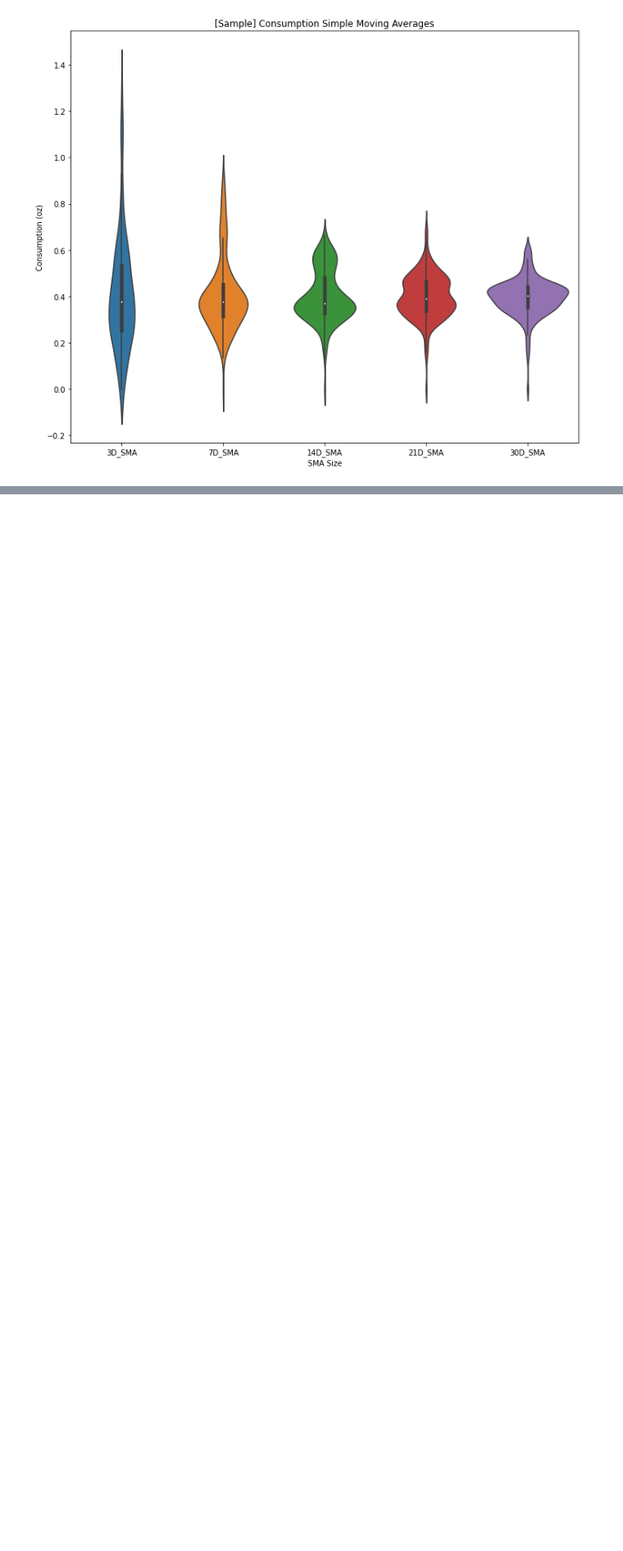
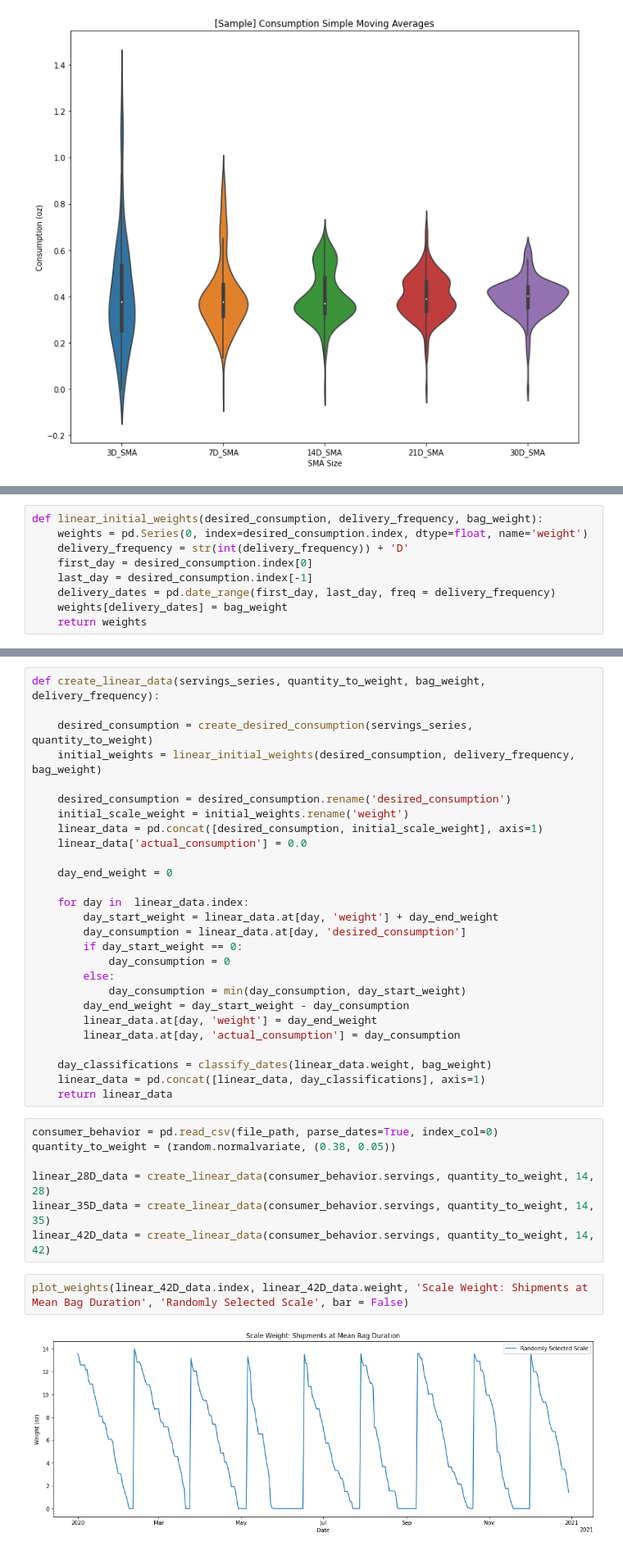
Before and after one commit to jbpauly/smart-simulation, a Jupyter notebook: smart_simulation/Notebooks/hypothesis_analysis.ipynb, the cells around one changed output, grey strips where cells are left out. Shown at 82% size. Cells and saved outputs as stored; diff of their text form; blank space fills up the shorter version.

Commit message:
Updates to EDA and first SMA model

```diff
--- a/smart_simulation/Notebooks/hypothesis_analysis.ipynb
+++ b/smart_simulation/Notebooks/hypothesis_analysis.ipynb
@@ -543,0 +616,9 @@ ax.set(xlabel="SMA Size", ylabel="Consumption (oz)", title = '[Sample] Consumpti
+# %%
+def linear_initial_weights(desired_consumption, delivery_frequency, bag_weight):
+    weights = pd.Series(0, index=desired_consumption.index, dtype=float, name='weight')
+    delivery_frequency = str(int(delivery_frequency)) + 'D'
+    first_day = desired_consumption.index[0]
+    last_day = desired_consumption.index[-1]
+    delivery_dates = pd.date_range(first_day, last_day, freq = delivery_frequency)
+    weights[delivery_dates] = bag_weight
+    return weights
@@ -543,0 +635,38 @@ ax.set(xlabel="SMA Size", ylabel="Consumption (oz)", title = '[Sample] Consumpti
+# %%
+def create_linear_data(servings_series, quantity_to_weight, bag_weight, delivery_frequency):
+
+    desired_consumption = create_desired_consumption(servings_series, quantity_to_weight)
+    initial_weights = linear_initial_weights(desired_consumption, delivery_frequency, bag_weight)
+
+    desired_consumption = desired_consumption.rename('desired_consumption')
+    initial_scale_weight = initial_weights.rename('weight')
+    linear_data = pd.concat([desired_consumption, initial_scale_weight], axis=1)
+    linear_data['actual_consumption'] = 0.0
+
+    day_end_weight = 0
+
+    for day in  linear_data.index:
+        day_start_weight = linear_data.at[day, 'weight'] + day_end_weight
+        day_consumption = linear_data.at[day, 'desired_consumption']
+        if day_start_weight == 0:
+            day_consumption = 0
+        else:
+            day_consumption = min(day_consumption, day_start_weight)
+        day_end_weight = day_start_weight - day_consumption
+        linear_data.at[day, 'weight'] = day_end_weight
+        linear_data.at[day, 'actual_consumption'] = day_consumption
+
+    day_classifications = classify_dates(linear_data.weight, bag_weight)
+    linear_data = pd.concat([linear_data, day_classifications], axis=1)
+    return linear_data
+# %%
+consumer_behavior = pd.read_csv(file_path, parse_dates=True, index_col=0)
+quantity_to_weight = (random.normalvariate, (0.38, 0.05))
+
+linear_28D_data = create_linear_data(consumer_behavior.servings, quantity_to_weight, 14, 28)
+linear_35D_data = create_linear_data(consumer_behavior.servings, quantity_to_weight, 14, 35)
+linear_42D_data = create_linear_data(consumer_behavior.servings, quantity_to_weight, 14, 42)
+# %%
+plot_weights(linear_42D_data.index, linear_42D_data.weight, 'Scale Weight: Shipments at Mean Bag Duration', 'Randomly Selected Scale', bar = False)
+# %% [output]
+[figure, added]
```
Also changed, not shown: parts of 54 cells of this notebook.
